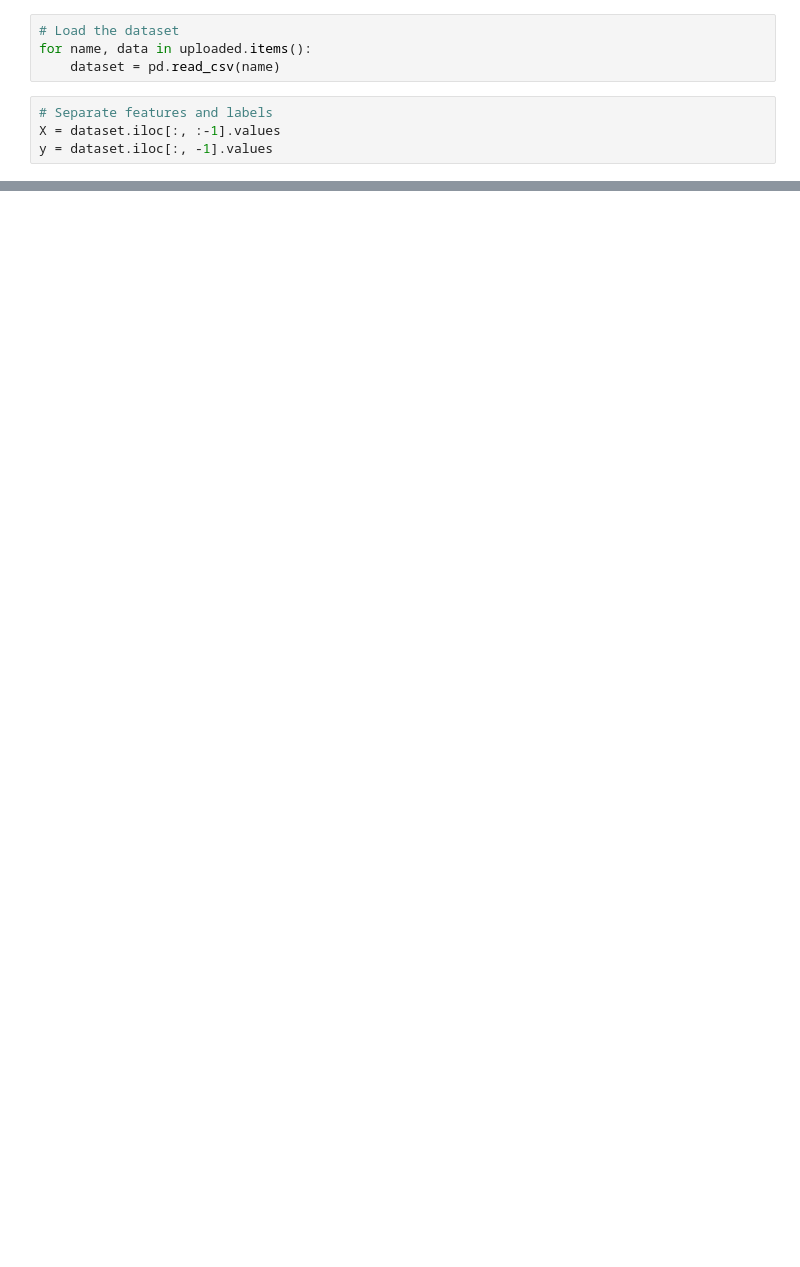
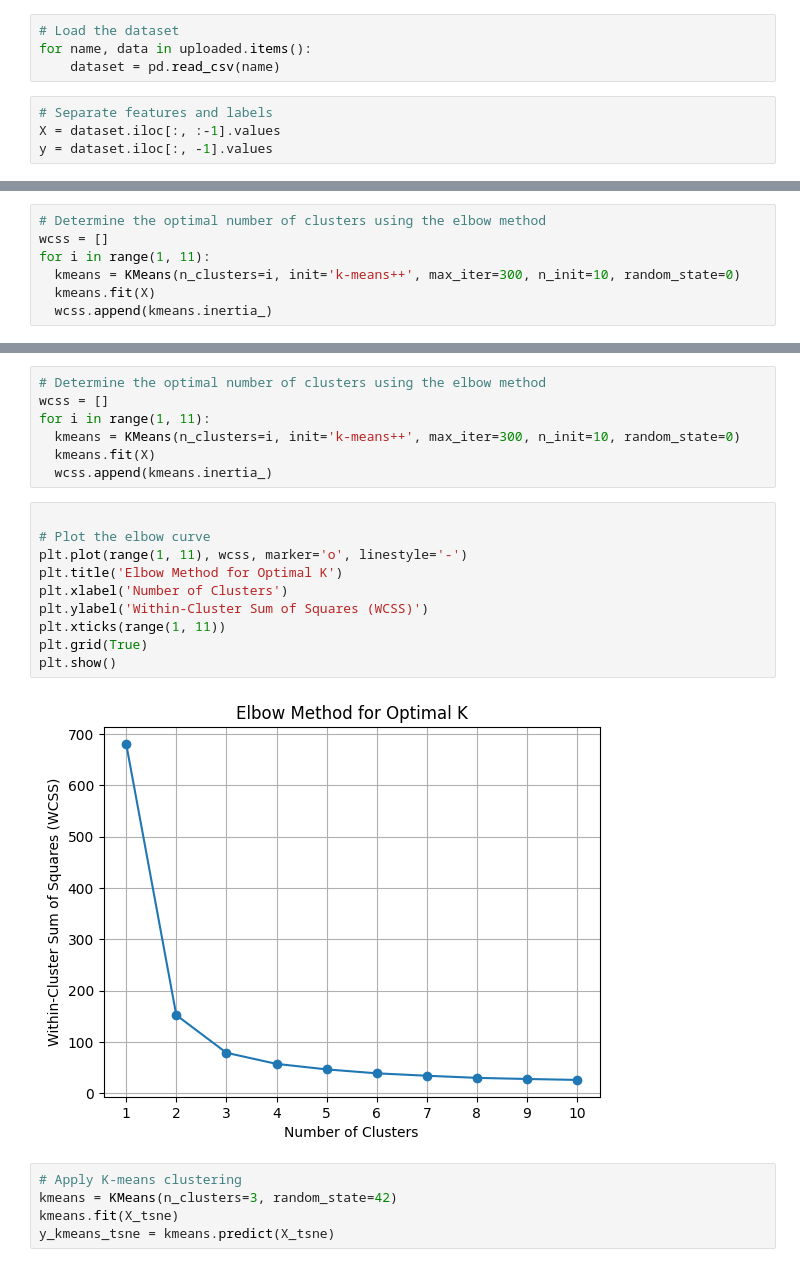
Before and after one commit to leemutai/Intro_to_datascience, a Jupyter notebook: DimensionalityReduction.ipynb, the cells around one changed output, grey strips where cells are left out. Drawn from its saved outputs; the diff is of its cells as text; blank space fills up the shorter version.

```diff
--- a/DimensionalityReduction.ipynb
+++ b/DimensionalityReduction.ipynb
@@ -43,0 +43,7 @@ y = dataset.iloc[:, -1].values
+# %%
+# Determine the optimal number of clusters using the elbow method
+wcss = []
+for i in range(1, 11):
+  kmeans = KMeans(n_clusters=i, init='k-means++', max_iter=300, n_init=10, random_state=0)
+  kmeans.fit(X)
+  wcss.append(kmeans.inertia_)
@@ -43,0 +82,24 @@ y = dataset.iloc[:, -1].values
+# %%
+# Determine the optimal number of clusters using the elbow method
+wcss = []
+for i in range(1, 11):
+  kmeans = KMeans(n_clusters=i, init='k-means++', max_iter=300, n_init=10, random_state=0)
+  kmeans.fit(X)
+  wcss.append(kmeans.inertia_)
+# %%
+
+# Plot the elbow curve
+plt.plot(range(1, 11), wcss, marker='o', linestyle='-')
+plt.title('Elbow Method for Optimal K')
+plt.xlabel('Number of Clusters')
+plt.ylabel('Within-Cluster Sum of Squares (WCSS)')
+plt.xticks(range(1, 11))
+plt.grid(True)
+plt.show()
+# %% [output]
+[figure, added]
+# %%
+# Apply K-means clustering
+kmeans = KMeans(n_clusters=3, random_state=42)
+kmeans.fit(X_tsne)
+y_kmeans_tsne = kmeans.predict(X_tsne)
```
Also changed, not shown: parts of 25 cells of this notebook.
